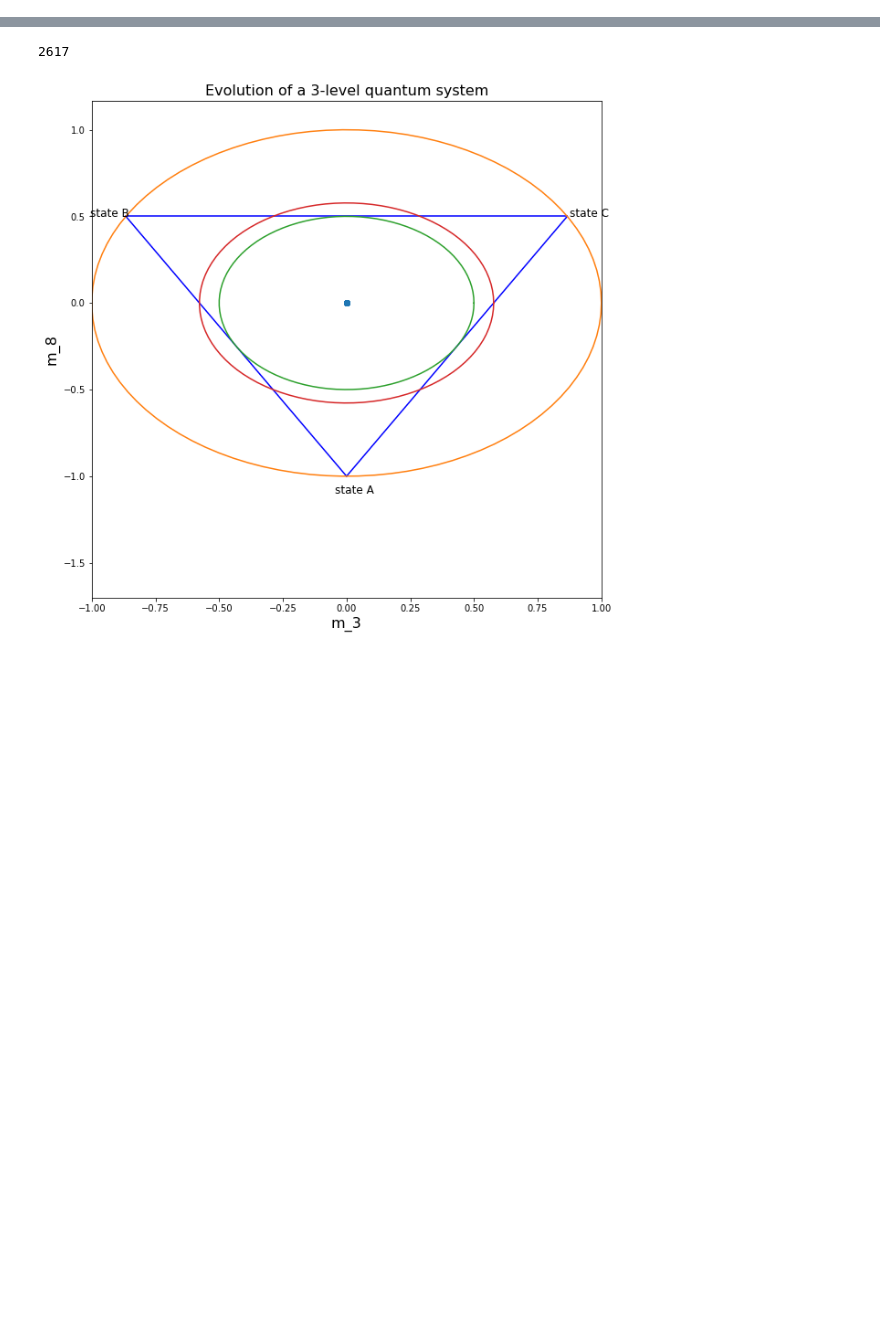
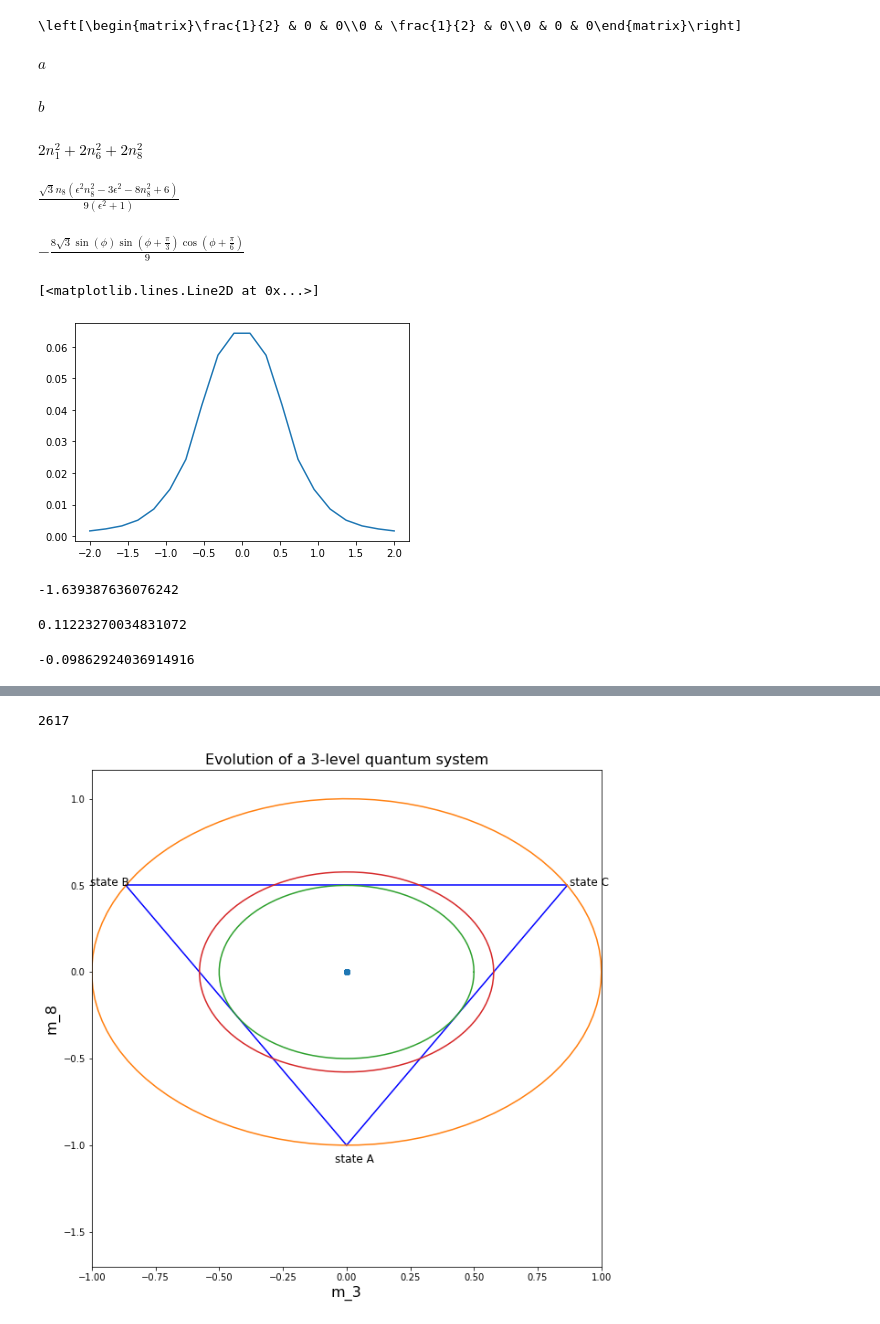
Before and after one commit to sheputis/master_thesis, a Jupyter notebook: RHO matrix.ipynb, the cells around one changed output, grey strips where cells are left out. Drawn from its saved outputs; the diff is of its cells as text; code cells hidden in the pictures; blank space fills up the shorter version.

```diff
--- a/RHO matrix.ipynb
+++ b/RHO matrix.ipynb
@@ -58,0 +547,6 @@ m_8 = sp.Symbol("m_8")
+# %%
+first=calculate_2(sp.expand(X*Y-Y*X))
+display(first)
+second = calculate_2(sp.expand(sp.sympify(2)*(Y*first-first*Y)+(X*first-first*X)))
+#sp.expand(sp.sympify(2)*(Y*first-first*Y)+(X*first-first*X))
+second
@@ -58,0 +556,6 @@ m_8 = sp.Symbol("m_8")
+# %%
+nu = sp.Symbol('\eta')
+
+H =sp.cos(nu)*lambda_8 +sp.sin(nu)*sp.cos(phi)*lambda_1+sp.sin(nu)*sp.sin(phi)*lambda_6
+display(sp.det(H))
+display(sp.trigsimp(sp.det(H)))
@@ -58,0 +565,4 @@ m_8 = sp.Symbol("m_8")
+# %%
+H_det = sp.det(H)
+res  = sp.solvers.solve((2/(3*sp.sqrt(3)))*sp.sin(3*D)+H_det,D)
+res[1]
@@ -58,0 +640,26 @@ m_8 = sp.Symbol("m_8")
+# %%
+print(sp.latex((1/sp.sympify(3))*(lambda_0+(sp.sqrt(3)/2)*lambda_8)))
+# %% [output]
+\left[\begin{matrix}\frac{1}{2} & 0 & 0\\0 & \frac{1}{2} & 0\\0 & 0 & 0\end{matrix}\right]
+# %%
+a = sp.Symbol("a")
+b = sp.Symbol("b")
+eps = sp.Symbol("\epsilon")
+display(a)
+display(b)
+H =n_8*l_8+n_1*l_1+n_6*l_6
+H_M = n_8*lambda_8+n_1*lambda_1+n_6*lambda_6
+N6 = sp.sqrt((1-n_8**2)/(1+1/(eps**2)))
+N1 = N6/eps
+H_M_scaled = n_8*lambda_8 + N1*lambda_1+N6*lambda_6
+H_M2 = sp.cos(a)*lambda_8+sp.sin(a)*sp.cos(b)*lambda_1+sp.sin(a)*sp.sin(b)*lambda_6
+det_exp = sp.det(H_M)
+det_exp_scaled = sp.det(H_M_scaled)
+
+#for key in H_M2.eigenvals():
+#        display(sp.trigsimp(key))
+(H_M*H_M)[0]+(H_M*H_M)[4]+(H_M*H_M)[8]
+# %% [output]
+$\displaystyle a$
+$\displaystyle b$
+$\displaystyle 2 n_{1}^{2} + 2 n_{6}^{2} + 2 n_{8}^{2}$
@@ -58,0 +668,7 @@ m_8 = sp.Symbol("m_8")
+# %%
+#display(check_expr(sp.expand(H*H)))
+display(sp.factor(det_exp_scaled))
+h0*h1*h2
+# %% [output]
+$\displaystyle \frac{\sqrt{3} n_{8} \left(\epsilon^{2} n_{8}^{2} - 3 \epsilon^{2} - 8 n_{8}^{2} + 6\right)}{9 \left(\epsilon^{2} + 1\right)}$
+$\displaystyle - \frac{8 \sqrt{3} \sin{\left(\phi \right)} \sin{\left(\phi + \frac{\pi}{3} \right)} \cos{\left(\phi + \frac{\pi}{6} \right)}}{9}$
@@ -58,0 +726,26 @@ m_8 = sp.Symbol("m_8")
+# %%
+plt.plot(d_ba_s_l,max_l_2)
+# %% [output]
+[<matplotlib.lines.Line2D at 0x...>]
+[figure, added]
+# %%
+eps = sp.Symbol("\epsilon")
+det_exp = det_exp.subs(n_1,n_6/eps)
+det_exp = det_exp.subs(n_6,sp.sqrt(  (1-n_8**2)/(1+1/(eps**2))  ))
+det_exp_f = lambdify([eps,n_8],det_exp)
+dettt = det_exp_f(0.1,0.1) # eps, n_8
+APS = 6/(27*(dettt**2)-4)
+APS
+# %% [output]
+-1.639387636076242
+# %%
+def det_to_phi(H_det):
+    pickle  = sp.Symbol("pickle")
+    res  = sp.solvers.solve((2/(3*sp.sqrt(3)))*sp.sin(3*pickle)+H_det,pickle)
+    #print(res)
+    return float(min(res))
+print(det_exp_f(0.1,0.1))
+det_to_phi(det_exp_f(0.1,0.1))
+# %% [output]
+0.11223270034831072
+-0.09862924036914916
```
Also changed, not shown: parts of 49 cells of this notebook, 1 other file.
